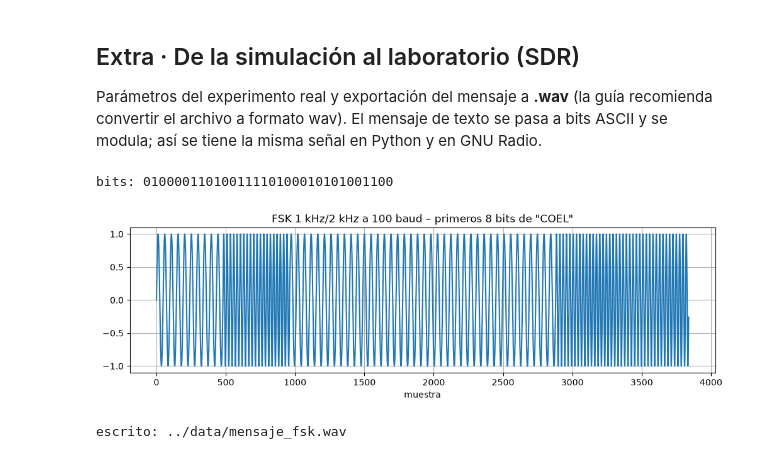
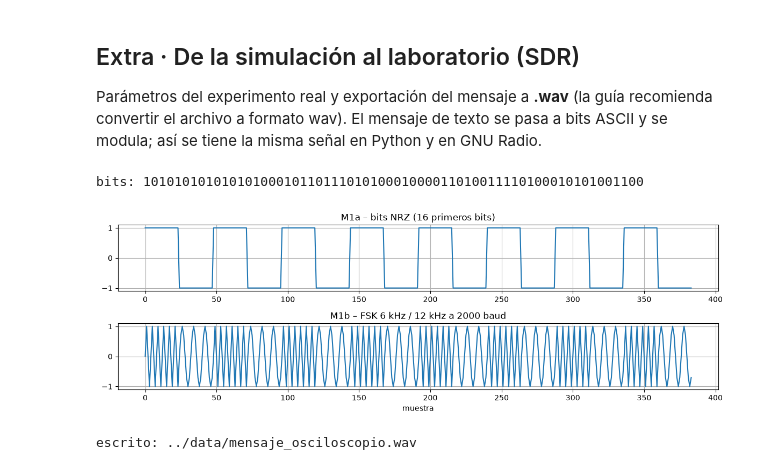
Before and after one commit to Daniela6666/COEL_Lab6, a Jupyter notebook: notebooks/Modulacion_FSK.ipynb, the cells around one changed output. Drawn from its saved outputs; the diff is of its cells as text; code cells hidden in the pictures.

```diff
--- a/notebooks/Modulacion_FSK.ipynb
+++ b/notebooks/Modulacion_FSK.ipynb
@@ -210,23 +210,28 @@ Parámetros del experimento real y exportación del mensaje a **.wav** (la guía
 El mensaje de texto se pasa a bits ASCII y se modula; así se tiene la misma señal en Python y en GNU Radio.
 # %%
 mensaje = "COEL"                                             # Mensaje alfanumérico del laboratorio
-bits = ''.join(f"{ord(c):08b}" for c in mensaje)             # ASCII -> bits
+datos = bytes([0xAA, 0xAA, 0x2D, 0xD4]) + mensaje.encode()    # preámbulo + sincronía + ASCII (igual que grc/tx_fsk.grc)
+bits = ''.join(f"{b:08b}" for b in datos)                     # bytes -> bits (MSB primero)
 print("bits:", bits)
 
-fs_audio = 48000                                             # Muestreo de audio
-baud = 100                                                   # 100 bit/s -> visible en el osciloscopio
-sig = bfsk_modulate(bits, space_freq=1000, mark_freq=2000, baud=baud, sample_rate=fs_audio)
+fs_audio, baud = 48000, 2000                                  # 24 muestras por bit; mismo baud que el enlace SDR
+sps = fs_audio//baud
+fsk = bfsk_modulate(bits, space_freq=6000, mark_freq=12000, baud=baud, sample_rate=fs_audio)   # M1b (audio)
+nrz = np.repeat(2.0*np.array([int(b) for b in bits]) - 1.0, sps)                                 # M1a (bits NRZ)
 
-plt.figure(figsize=(12, 3)); plt.plot(sig[:fs_audio//baud*8]); plt.title(f'FSK 1 kHz/2 kHz a {baud} baud – primeros 8 bits de "{mensaje}"')
-plt.xlabel("muestra"); plt.grid(True); guardar("fsk_11_mensaje_audio"); plt.show()
+plt.figure(figsize=(12, 4))
+plt.subplot(2, 1, 1); plt.plot(nrz[:sps*16]); plt.title("M1a – bits NRZ (16 primeros bits)"); plt.grid(True)
+plt.subplot(2, 1, 2); plt.plot(fsk[:sps*16]); plt.title("M1b – FSK 6 kHz / 12 kHz a 2000 baud"); plt.xlabel("muestra"); plt.grid(True)
+plt.tight_layout(); guardar("fsk_11_mensaje_audio"); plt.show()
 
-# Escritura del .wav (16 bits, mono)
-ruta = "../data/mensaje_fsk.wav" if os.path.isdir("../data") else "mensaje_fsk.wav"
+# .wav estéreo (16 bits): izquierdo = NRZ, derecho = FSK (para el osciloscopio, flujograma grc/audio_osciloscopio.grc)
+ruta = "../data/mensaje_osciloscopio.wav" if os.path.isdir("../data") else "mensaje_osciloscopio.wav"
+est = np.column_stack([nrz*0.8, fsk*0.8])
 with wave.open(ruta, "wb") as w:
-    w.setnchannels(1); w.setsampwidth(2); w.setframerate(fs_audio)
-    w.writeframes((sig*0.8*32767).astype(np.int16).tobytes())
+    w.setnchannels(2); w.setsampwidth(2); w.setframerate(fs_audio)
+    w.writeframes((est*32767).astype(np.int16).tobytes())
 print("escrito:", ruta)
 # %% [output]
-bits: 01000011010011110100010101001100
+bits: 1010101010101010001011011101010001000011010011110100010101001100
-[figure, old version]
+[figure, new version]
-escrito: ../data/mensaje_fsk.wav
+escrito: ../data/mensaje_osciloscopio.wav
```
Also changed, not shown: 14 other files.
